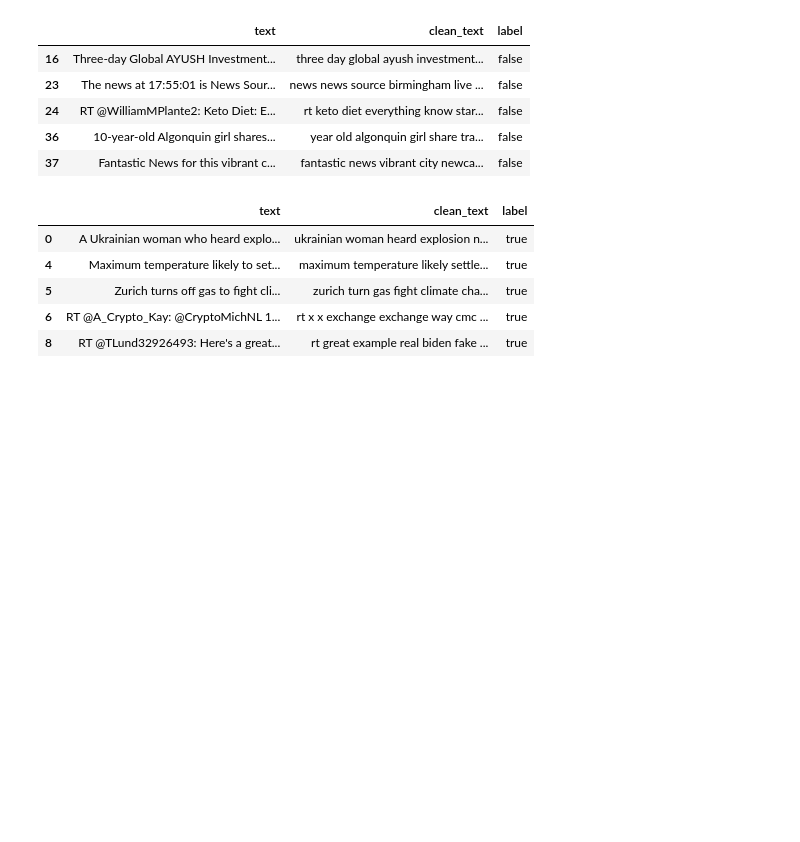
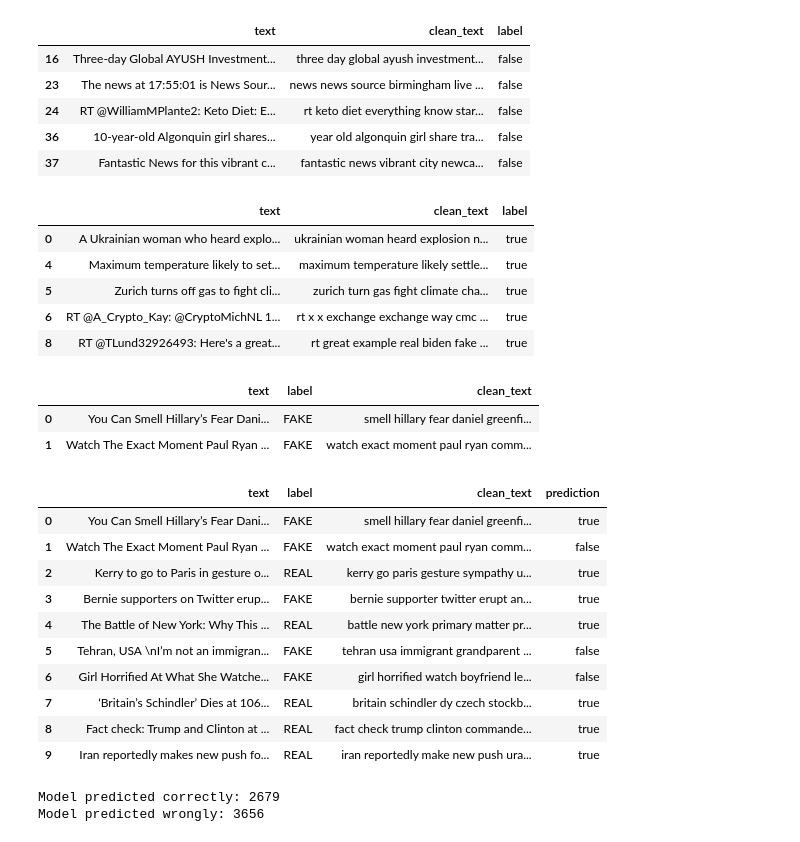
Before and after one commit to nikkenu/JODA, a Jupyter notebook: harjoitustyo/harjoitustyo.ipynb, the cells around one changed output. Saved outputs shown, nothing was run; the diff lists cells and outputs as text; code cells hidden in the pictures; blank space fills up the shorter version.

```diff
--- a/harjoitustyo/harjoitustyo.ipynb
+++ b/harjoitustyo/harjoitustyo.ipynb
@@ -511,3 +511,53 @@ tp_true_df.head(5)
 | 5 | Zurich turns off gas to fight cli... | zurich turn gas fight climate cha... | true |
 | 6 | RT @A_Crypto_Kay: @CryptoMichNL 1... | rt x x exchange exchange way cmc ... | true |
 | 8 | RT @TLund32926493: Here's a great... | rt great example real biden fake ... | true |
+# %%
+extra_df = pd.read_csv("../files/fake_or_real_news.csv")
+extra_df['text'] = extra_df['title'] + " " + extra_df['text']
+
+del extra_df['title']
+del extra_df['Unnamed: 0']
+
+extra_df['clean_text'] = [clean_text(x) for x in extra_df['text']]
+# %%
+pd.set_option('display.max_colwidth', 100)
+extra_df.head(2)
+# %% [output]
+|  | text | label | clean_text |
+| 0 | You Can Smell Hillary’s Fear Dani... | FAKE | smell hillary fear daniel greenfi... |
+| 1 | Watch The Exact Moment Paul Ryan ... | FAKE | watch exact moment paul ryan comm... |
+# %%
+extra_sequence = tokenize(extra_df['clean_text'])
+
+predict_extra = model.predict_classes(extra_sequence)
+predict_extra = ['true' if prediction == 1 else 'false' for prediction in predict_extra]
+
+extra_df['prediction'] = predict_extra
+
+extra_df.head(10)
+# %% [output]
+|  | text | label | clean_text | prediction |
+| 0 | You Can Smell Hillary’s Fear Dani... | FAKE | smell hillary fear daniel greenfi... | true |
+| 1 | Watch The Exact Moment Paul Ryan ... | FAKE | watch exact moment paul ryan comm... | false |
+| 2 | Kerry to go to Paris in gesture o... | REAL | kerry go paris gesture sympathy u... | true |
+| 3 | Bernie supporters on Twitter erup... | FAKE | bernie supporter twitter erupt an... | true |
+| 4 | The Battle of New York: Why This ... | REAL | battle new york primary matter pr... | true |
+| 5 | Tehran, USA \nI’m not an immigran... | FAKE | tehran usa immigrant grandparent ... | false |
+| 6 | Girl Horrified At What She Watche... | FAKE | girl horrified watch boyfriend le... | false |
+| 7 | ‘Britain’s Schindler’ Dies at 106... | REAL | britain schindler dy czech stockb... | true |
+| 8 | Fact check: Trump and Clinton at ... | REAL | fact check trump clinton commande... | true |
+| 9 | Iran reportedly makes new push fo... | REAL | iran reportedly make new push ura... | true |
+# %%
+classification_right = 0
+classification_wrong = 0
+for index, row in extra_df.iterrows():
+    if row['label'] == 'REAL' and row['prediction'] == 'true':
+        classification_right += 1
+    else:
+        classification_wrong += 1
+
+print("Model predicted correctly:", classification_right)
+print("Model predicted wrongly:", classification_wrong)
+# %% [output]
+Model predicted correctly: 2679
+Model predicted wrongly: 3656
```
Also changed, not shown: 2 other files.
